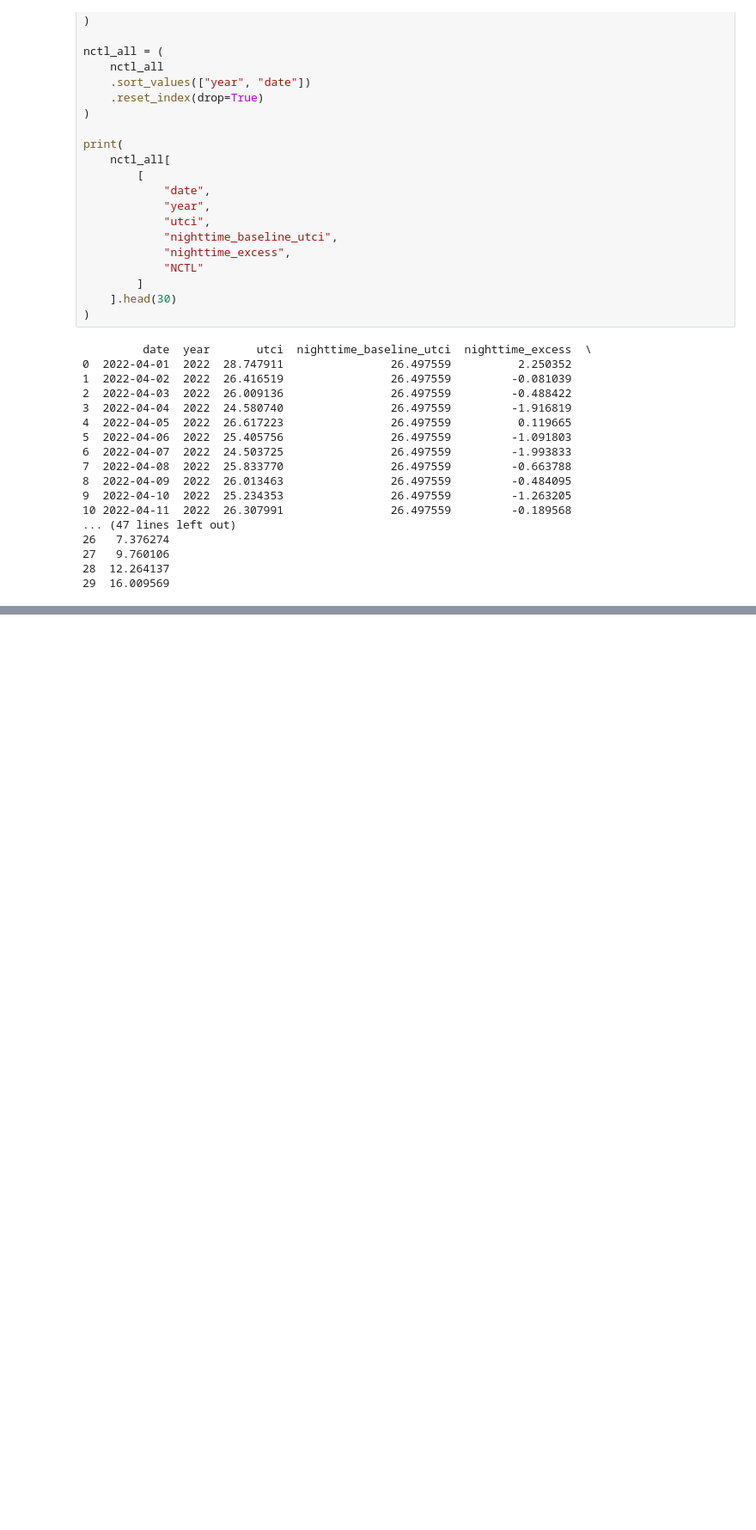
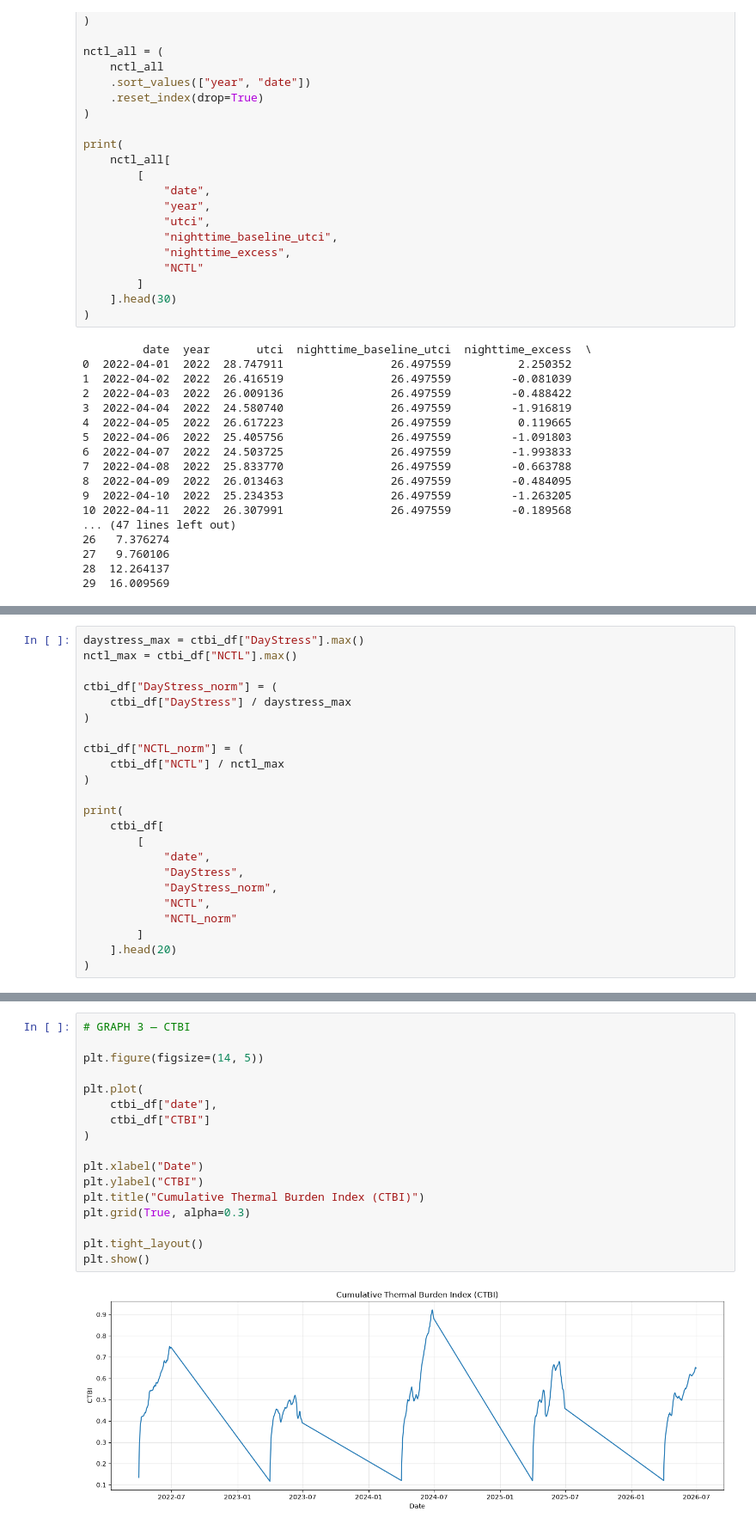
Before and after one commit to ikhushichauhan/TechForge-SIH, a Jupyter notebook: notebooks/day3_era5_exploration.ipynb, the cells around one changed output, grey strips where cells are left out. Shown at 86% size. Drawn from its saved outputs; the diff is of its cells as text; blank space fills up the shorter version.

```diff
--- a/notebooks/day3_era5_exploration.ipynb
+++ b/notebooks/day3_era5_exploration.ipynb
@@ -386,0 +465,23 @@ day_stress = pd.read_csv(
+# %%
+daystress_max = ctbi_df["DayStress"].max()
+nctl_max = ctbi_df["NCTL"].max()
+
+ctbi_df["DayStress_norm"] = (
+    ctbi_df["DayStress"] / daystress_max
+)
+
+ctbi_df["NCTL_norm"] = (
+    ctbi_df["NCTL"] / nctl_max
+)
+
+print(
+    ctbi_df[
+        [
+            "date",
+            "DayStress",
+            "DayStress_norm",
+            "NCTL",
+            "NCTL_norm"
+        ]
+    ].head(20)
+)
@@ -386,0 +576,19 @@ day_stress = pd.read_csv(
+# %%
+# GRAPH 3 — CTBI
+
+plt.figure(figsize=(14, 5))
+
+plt.plot(
+    ctbi_df["date"],
+    ctbi_df["CTBI"]
+)
+
+plt.xlabel("Date")
+plt.ylabel("CTBI")
+plt.title("Cumulative Thermal Burden Index (CTBI)")
+plt.grid(True, alpha=0.3)
+
+plt.tight_layout()
+plt.show()
+# %% [output]
+[figure, added]
```
Also changed, not shown: parts of 7 cells of this notebook, 3 other files.
